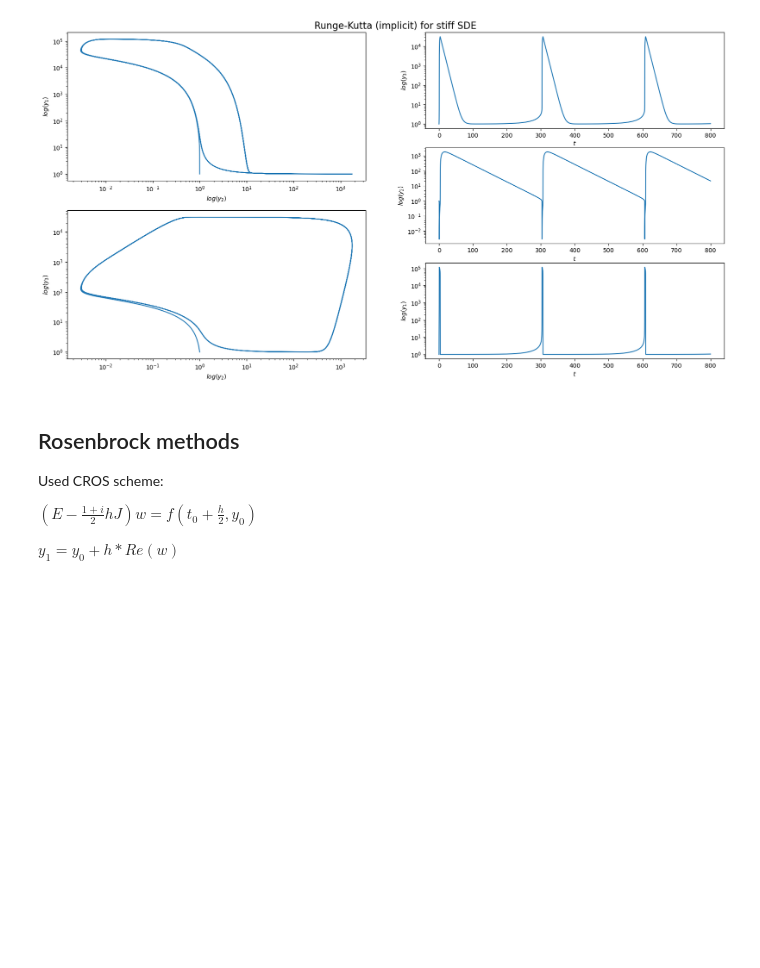
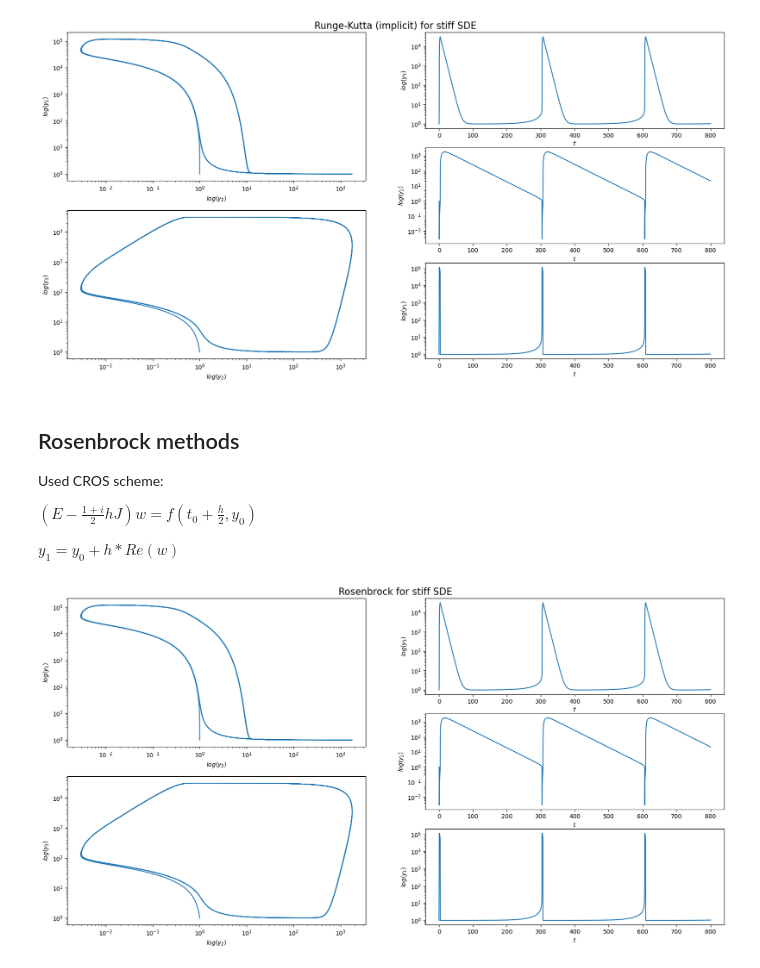
Before and after one commit to nerett/computational-mathematics, a Jupyter notebook: 6-7-SDE/sde.ipynb, the cells around one changed output. Cells and saved outputs as stored; diff of their text form; code cells hidden in the pictures; blank space fills up the shorter version.

Commit message:
implemented Rosenbrock method in 7th lab

```diff
--- a/6-7-SDE/sde.ipynb
+++ b/6-7-SDE/sde.ipynb
@@ -251,0 +249,41 @@ def rosenbrock(f, y0, t0, t_end, h):
+# %%
+def rosenbrock(f, y0, t0, t_end, h):
+    n = len(y0)
+
+    def calc_J(y):
+        J = np.matrix(np.zeros((n, n)))
+
+        for i in range(n):
+            for j in range(n):
+                dy = np.zeros((n))
+                dy[j] = 1e-3 # h
+                J[i, j] = (f(t, y + dy)[i] - f(t, y)[i]) / h
+
+        return J
+
+    y = list([y0, ])
+    t = list([t0, ])
+    tn = t0
+
+    while tn < t_end:
+        J = calc_J(y[-1])
+        A = np.eye(n) - 0.5*(1 + 1j)*h*J
+        b = f(t[-1] + h/2, y[-1])
+
+        w = np.linalg.solve(A, b)
+        yn = y[-1] + h*w.real
+
+        y.append(yn)
+        t.append(tn)
+        tn += h
+
+    y = np.array(y)
+    t = np.array(t)
+
+    return y, t
+# %%
+y_rb, t_rb = rosenbrock(f2, y0=np.array([1, 1, 1]), t0=0, t_end=800, h=0.001)
+# %%
+make_plot_2d(y_rb, t_rb, "Rosenbrock for stiff SDE")
+# %% [output]
+[figure, added]
```
Also changed, not shown: parts of 1 cell of this notebook.
